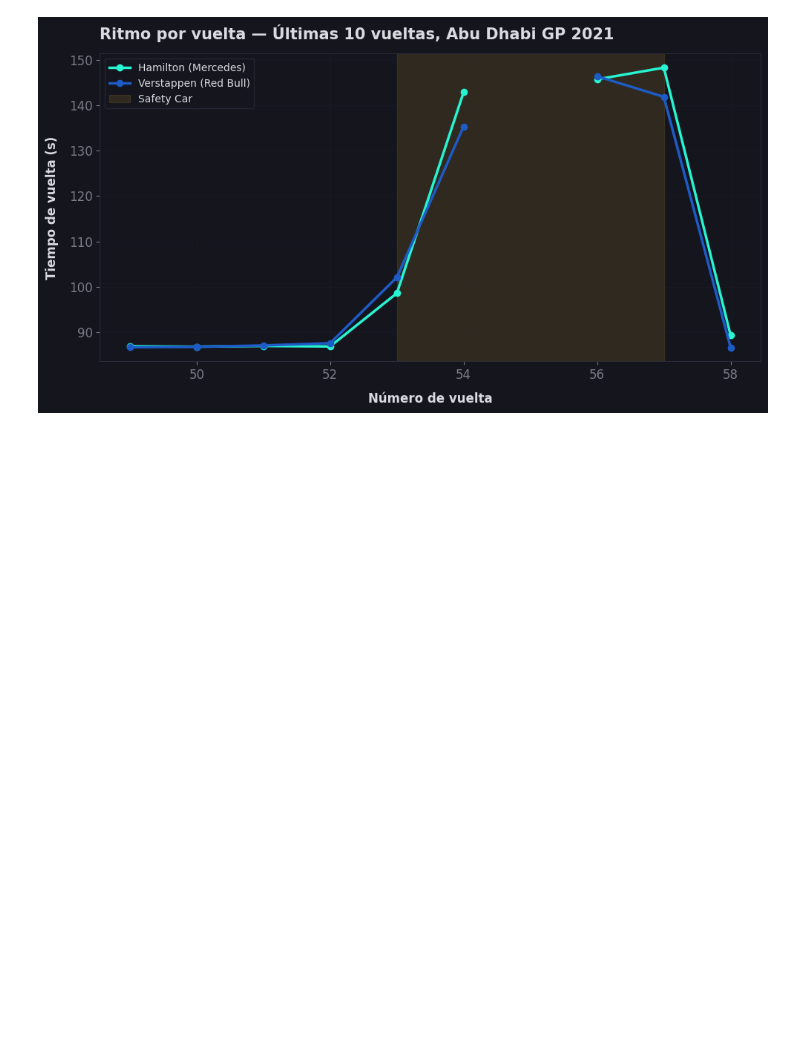
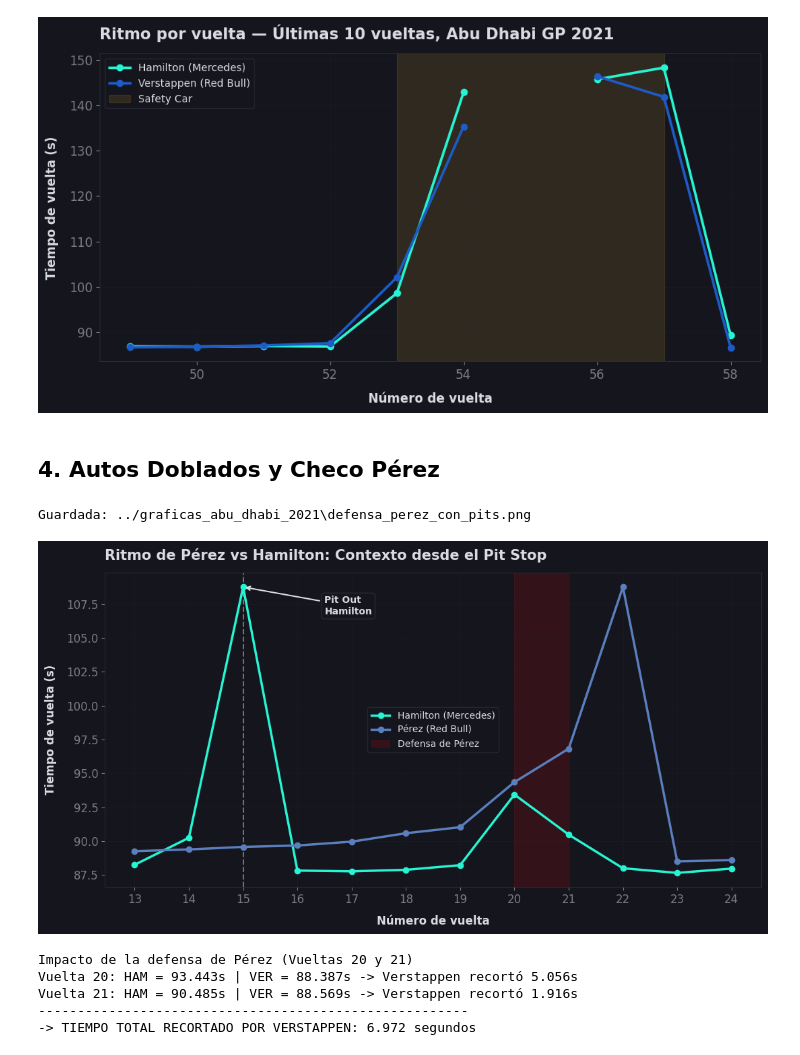
Before and after one commit to josgarciave/f1-data-science, a Jupyter notebook: notebooks/eda_abu_dhabi.ipynb, the cells around one changed output. Saved outputs shown, nothing was run; the diff lists cells and outputs as text; code cells hidden in the pictures; blank space fills up the shorter version.

Commit message:
feat: create EDA notebook and visualization scripts for 2021 Abu Dhabi GP telemetry data

```diff
--- a/notebooks/eda_abu_dhabi.ipynb
+++ b/notebooks/eda_abu_dhabi.ipynb
@@ -258,3 +279,83 @@ save(fig, "ritmo_ver_ham_abu_dhabi_2021.png")
 # %% [output]
 Guardada: ../graficas_abu_dhabi_2021\ritmo_ver_ham_abu_dhabi_2021.png
 [figure]
+# %% [markdown]
+## 4. Autos Doblados y Checo Pérez
+# %%
+# defensa_perez_con_pits.png
+# Ampliamos el rango desde la vuelta 13 para capturar el Pit Stop de Hamilton
+LAP_DEF_START, LAP_DEF_END = 13, 24
+
+def_df = df[(df["Driver"].isin(["HAM", "PER"])) & (df["LapNumber"].between(LAP_DEF_START, LAP_DEF_END))].copy()
+
+ham_def = def_df[def_df["Driver"] == "HAM"].set_index("LapNumber")["LapTimeSec"]
+per_def = def_df[def_df["Driver"] == "PER"].set_index("LapNumber")["LapTimeSec"]
+
+fig, ax = plt.subplots(figsize=(11, 6))
+
+# Gráficas de líneas
+ax.plot(ham_def.index, ham_def.values, marker="o",
+        label="Hamilton (Mercedes)", color="#27F4D2", linewidth=2.5, markersize=6)
+ax.plot(per_def.index, per_def.values, marker="o",
+        label="Pérez (Red Bull)", color=PEREZ_BLUE, linewidth=2.5, markersize=6)
+
+# Sombreado del tramo de defensa extrema (Vueltas 20 a 21)
+ax.axvspan(20, 21, color=F1_RED, alpha=0.15, label="Defensa de Pérez")
+
+# Hamilton salió de boxes en la vuelta 15 (su 'out-lap' es más lenta)
+ax.axvline(x=15, color=SILVER_DIM, linestyle="--", linewidth=1.5, zorder=1)
+# Añadimos una flecha y texto explicativo
+ax.annotate("Pit Out\nHamilton",
+            xy=(15, ham_def.loc[15]),
+            xytext=(16.5, ham_def.loc[15] - 2),
+            arrowprops=dict(facecolor=SILVER, edgecolor=SILVER, arrowstyle="->", lw=1.5),
+            color=SILVER, fontweight="bold", fontsize=10,
+            bbox=dict(boxstyle="round,pad=0.3", fc=CARBON, ec=GRID_COLOR))
+
+# Etiquetas y formato
+ax.set_xlabel("Número de vuelta", fontweight="bold", labelpad=10)
+ax.set_ylabel("Tiempo de vuelta (s)", fontweight="bold", labelpad=10)
+style_ax(ax, "Ritmo de Pérez vs Hamilton: Contexto desde el Pit Stop")
+
+# Mejorar el formato del eje X para que muestre cada vuelta
+ax.set_xticks(range(LAP_DEF_START, LAP_DEF_END + 1))
+ax.yaxis.set_major_locator(ticker.MaxNLocator(10))
+
+# Leyenda
+legend = ax.legend(facecolor=CARBON, edgecolor=GRID_COLOR, fontsize=10)
+for text in legend.get_texts():
+    text.set_color(SILVER)
+
+# Guardar Grafica
+fig.tight_layout()
+save(fig, "defensa_perez_con_pits.png")
+# %% [output]
+Guardada: ../graficas_abu_dhabi_2021\defensa_perez_con_pits.png
+[figure, added]
+# %%
+# Cálculo de tiempo perdido por Hamilton vs Verstappen
+# Vueltas clave de la defensa extrema de Pérez
+LAP_DEF_START, LAP_DEF_END = 20, 21
+
+# Filtramos los tiempos de Hamilton y Verstappen en ese tramo
+ham_times = df[(df["Driver"] == "HAM") & (df["LapNumber"].between(LAP_DEF_START, LAP_DEF_END))].set_index("LapNumber")["LapTimeSec"]
+ver_times = df[(df["Driver"] == "VER") & (df["LapNumber"].between(LAP_DEF_START, LAP_DEF_END))].set_index("LapNumber")["LapTimeSec"]
+
+print("\nImpacto de la defensa de Pérez (Vueltas 20 y 21)")
+tiempo_recortado_total = 0
+
+for lap in range(LAP_DEF_START, LAP_DEF_END + 1):
+    ham_t = ham_times.loc[lap]
+    ver_t = ver_times.loc[lap]
+    diff = ham_t - ver_t
+    tiempo_recortado_total += diff
+    print(f"Vuelta {lap}: HAM = {ham_t:.3f}s | VER = {ver_t:.3f}s -> Verstappen recortó {diff:.3f}s")
+
+print("-" * 55)
+print(f"-> TIEMPO TOTAL RECORTADO POR VERSTAPPEN: {tiempo_recortado_total:.3f} segundos")
+# %% [output]
+Impacto de la defensa de Pérez (Vueltas 20 y 21)
+Vuelta 20: HAM = 93.443s | VER = 88.387s -> Verstappen recortó 5.056s
+Vuelta 21: HAM = 90.485s | VER = 88.569s -> Verstappen recortó 1.916s
+-------------------------------------------------------
+-> TIEMPO TOTAL RECORTADO POR VERSTAPPEN: 6.972 segundos
```
Also changed, not shown: parts of 4 cells of this notebook, 2 other files.
